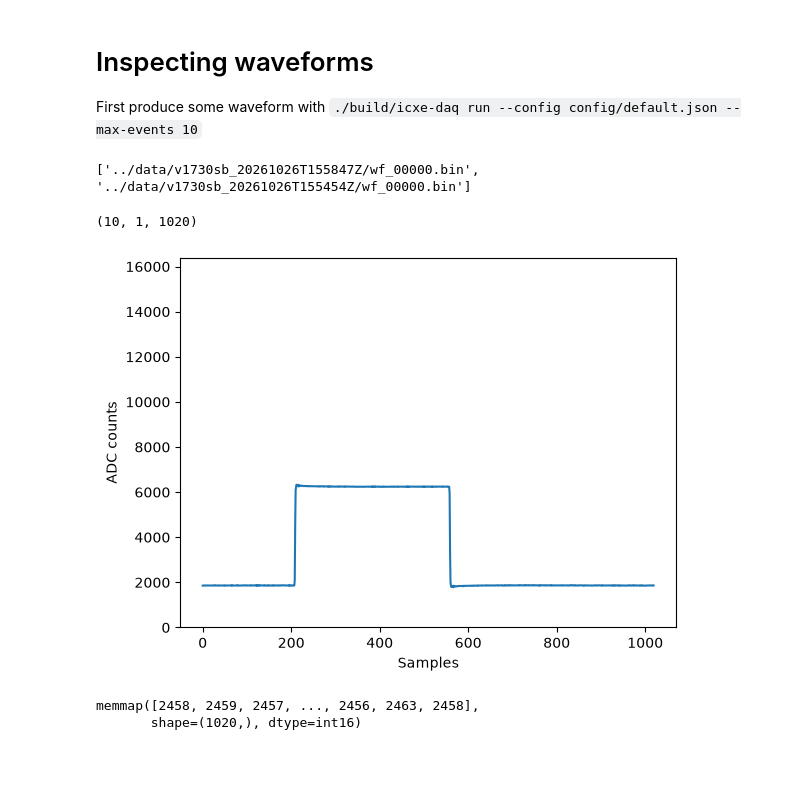
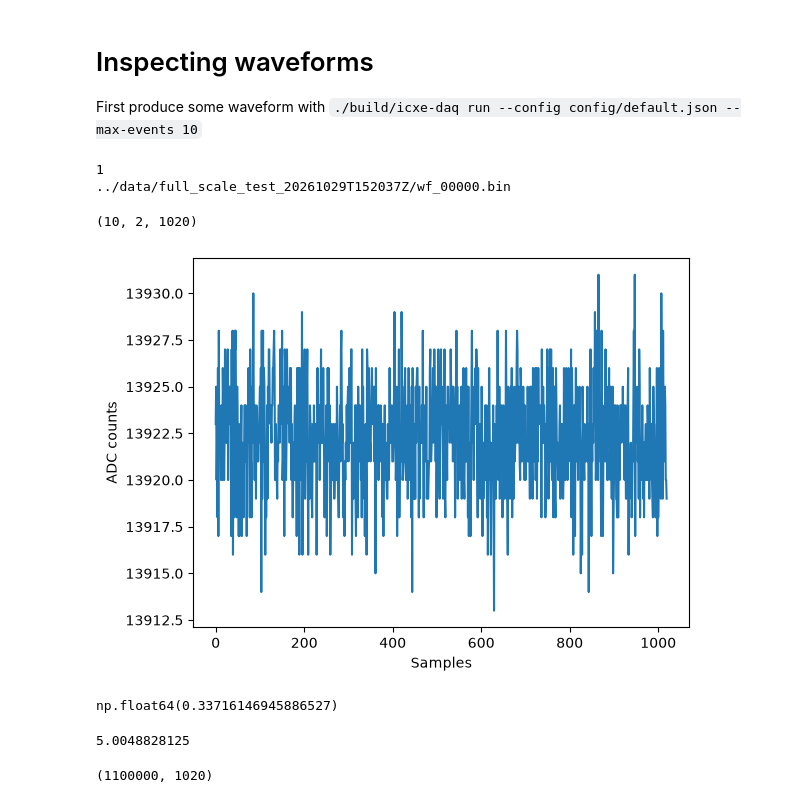
Before and after one commit to ricmperes/ICXe-DAQ, a Jupyter notebook: tools/inspect_waveform.ipynb, the cells around one changed output. Saved outputs shown, nothing was run; the diff lists cells and outputs as text; code cells hidden in the pictures; blank space fills up the shorter version.

```diff
--- a/tools/inspect_waveform.ipynb
+++ b/tools/inspect_waveform.ipynb
@@ -9,33 +11,39 @@ import matplotlib.pyplot as plt
 # find waveform file
 import glob
 
-files = glob.glob('../data/**/wf_*.bin', recursive=True)
-waveform_file_path = files[0]
-print(waveform_file_path)
+#files = glob.glob('../data/PMT_1_0kV_2vpp*/wf_*.bin', recursive=True)
+#files = glob.glob('../data/PMT_1_0kV_0-5vpp*/wf_*.bin', recursive=True)
+#files = sorted(glob.glob('../data/PMT_1_1kV_2vpp_15adccounts_20261026T1809*/wf_*.bin', recursive=True))
+#files = sorted(glob.glob('../data/PMT_1_2kV_2vpp_15adccounts_20261026T195*/wf_*.bin', recursive=True))
+files = sorted(glob.glob('../data/full_scale_test*/wf_*.bin', recursive=True))
+print(len(files))
+for path in files:
+    print(path)
 # %% [output]
-['../data/v1730sb_20261026T155847Z/wf_00000.bin', '../data/v1730sb_20261026T155454Z/wf_00000.bin']
+1
+../data/full_scale_test_20261029T152037Z/wf_00000.bin
 # %%
 from read_waveforms import load_waveforms
 
-waveforms, headers = load_waveforms(waveform_file_path)
+loaded = [load_waveforms(path) for path in sorted(files)]
+waveforms = np.concatenate([w for w, _ in loaded], axis=0)
+headers = {
+    key: np.concatenate([h[key] for _, h in loaded])
+    for key in loaded[0][1]
+}
 # %%
 waveforms.shape
 # %% [output]
-(10, 1, 1020)
+(10, 2, 1020)
-# %%
-def plot_waveform(waveform, full_range=False):
-    plt.plot(waveform)
-    plt.xlabel('Samples')
-    plt.ylabel('ADC counts')
-    if full_range:
-        plt.ylim(0, 2**14)
-    plt.show()
-# %%
-plot_waveform(waveforms[0,0,:], full_range=True)
-# %% [output]
-[figure, removed]
-# %%
-waveforms[0,0,:]
-# %% [output]
-memmap([2458, 2459, 2457, ..., 2456, 2463, 2458],
-       shape=(1020,), dtype=int16)
+# %%
+plot_waveform(waveforms[0,0,:], full_range=False)
+# %% [output]
+[figure, added]
+# %%
+np.std(waveforms[0,0,:]) * 2 / 2**14 * 1000
+# %% [output]
+np.float64(0.33716146945886527)
+# %%
+164 * 0.5 / 2**14 * 1000
+# %% [output]
+5.0048828125
@@ -41,0 +52,4 @@ memmap([2458, 2459, 2457, ..., 2456, 2463, 2458],
+# %%
+wfs.shape
+# %% [output]
+(1100000, 1020)
```
Also changed, not shown: parts of 44 cells of this notebook, 9 other files.
